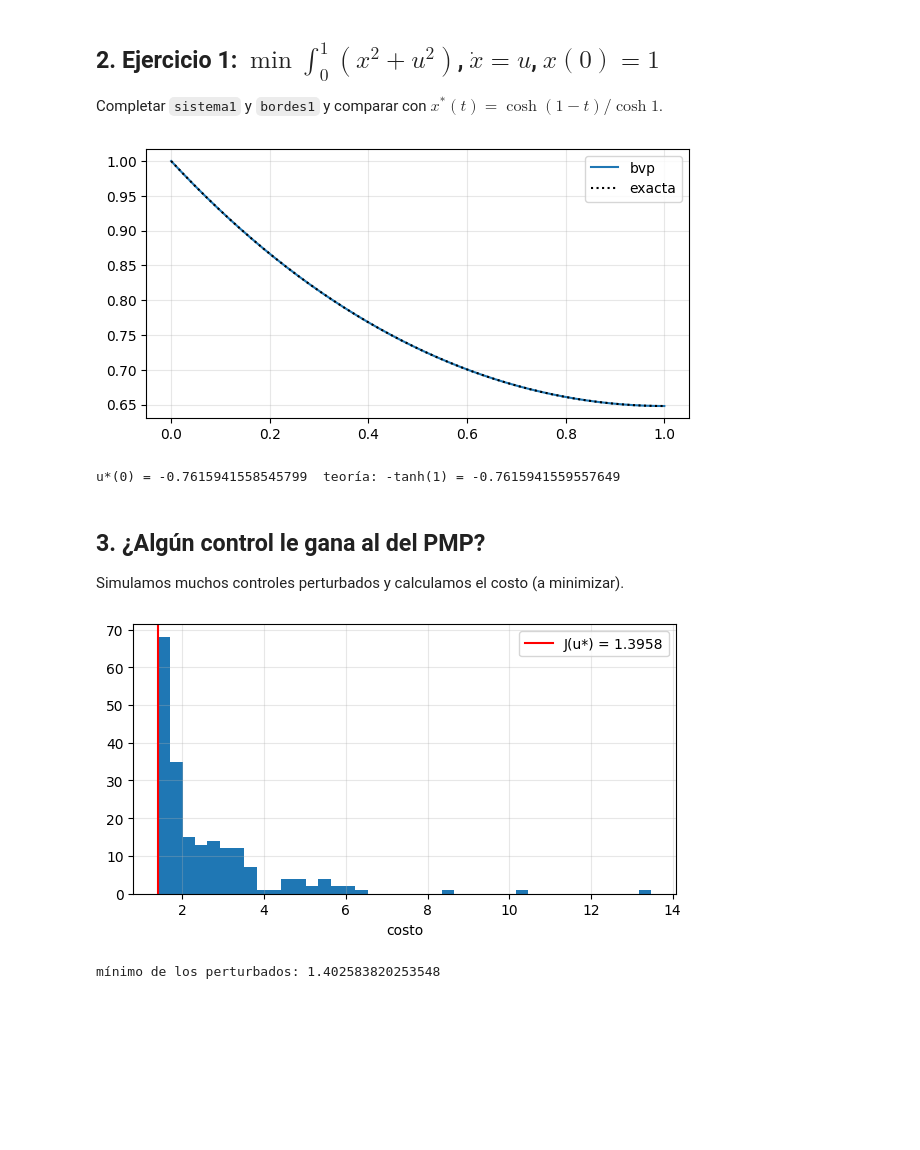
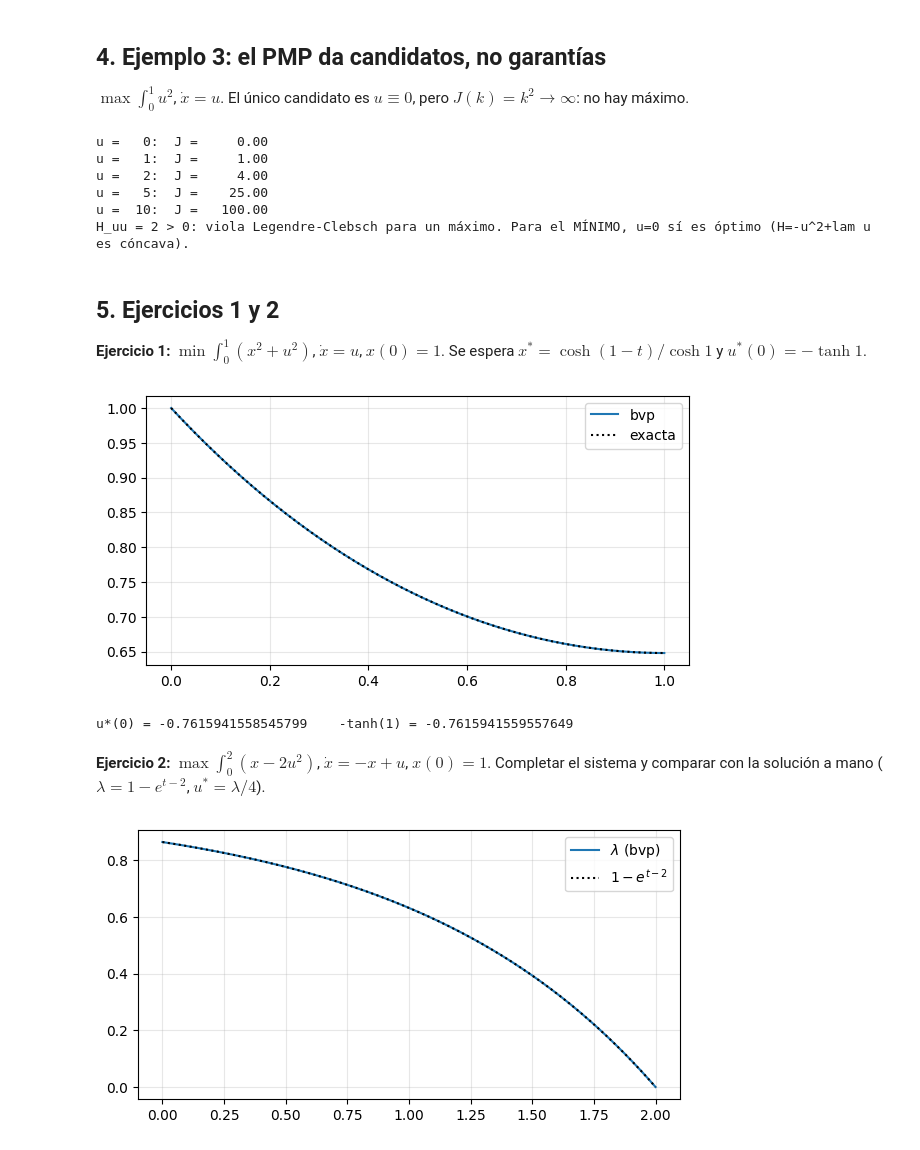
Before and after one commit to csfvega-arg/Colabs-materia-control, a Jupyter notebook: clase02.ipynb, the cells around one changed output. Drawn from its saved outputs; the diff is of its cells as text; code cells hidden in the pictures; blank space fills up the shorter version.

```diff
--- a/clase02.ipynb
+++ b/clase02.ipynb
@@ -42,40 +118,44 @@ error máx en u: 2.254521769273765e-08
+# %% [markdown]
+## 4. Ejemplo 3: el PMP da candidatos, no garantías
+$\max\int_0^1u^2$, $\dot x=u$. El único candidato es $u\equiv0$, pero $J(k)=k^2\to\infty$: no hay máximo.
+# %%
+for k in [0, 1, 2, 5, 10]:
+    print(f'u = {k:3d}:  J = {integral(np.full_like(tg, k)**2, tg):8.2f}')
+print('H_uu = 2 > 0: viola Legendre-Clebsch para un máximo. Para el MÍNIMO, u=0 sí es óptimo (H=-u^2+lam u es cóncava).')
+# %% [output]
+u =   0:  J =     0.00
+u =   1:  J =     1.00
+u =   2:  J =     4.00
+u =   5:  J =    25.00
+u =  10:  J =   100.00
+H_uu = 2 > 0: viola Legendre-Clebsch para un máximo. Para el MÍNIMO, u=0 sí es óptimo (H=-u^2+lam u es cóncava).
 # %% [markdown]
-## 2. Ejercicio 1: $\min\int_0^1 (x^2+u^2)$, $\dot x = u$, $x(0)=1$
-Completar `sistema1` y `bordes1` y comparar con $x^*(t)=\cosh(1-t)/\cosh 1$.
+## 5. Ejercicios 1 y 2
+**Ejercicio 1:** $\min\int_0^1(x^2+u^2)$, $\dot x=u$, $x(0)=1$. Se espera $x^*=\cosh(1-t)/\cosh1$ y $u^*(0)=-\tanh 1$.
 # %%
 # H = -x^2 - u^2 + lam*u  ->  u = lam/2,  lam' = 2x
-def sistema1(t, y):
-    x, lam = y
-    return np.vstack([lam/2, 2*x])
-
-def bordes1(ya, yb):
-    return np.array([ya[0] - 1.0, yb[1]])
-
-sol1 = solve_bvp(sistema1, bordes1, t, np.zeros((2, t.size)))
-plt.plot(tt, sol1.sol(tt)[0], label='bvp'); plt.plot(tt, np.cosh(1 - tt)/np.cosh(1), 'k:', label='exacta')
+sol_e1 = solve_bvp(lambda t, y: np.vstack([y[1]/2, 2*y[0]]),
+                   lambda ya, yb: np.array([ya[0] - 1.0, yb[1]]), t, np.zeros((2, t.size)))
+plt.plot(tt, sol_e1.sol(tt)[0], label='bvp'); plt.plot(tt, np.cosh(1 - tt)/np.cosh(1), 'k:', label='exacta')
 plt.legend(); plt.show()
-print('u*(0) =', sol1.sol(0)[1]/2, ' teoría: -tanh(1) =', -np.tanh(1))
+print('u*(0) =', sol_e1.sol(0)[1]/2, '   -tanh(1) =', -np.tanh(1))
 # %% [output]
 [figure]
-u*(0) = -0.7615941558545799  teoría: -tanh(1) = -0.7615941559557649
+u*(0) = -0.7615941558545799    -tanh(1) = -0.7615941559557649
-# %% [markdown]
-## 3. ¿Algún control le gana al del PMP?
-Simulamos muchos controles perturbados y calculamos el costo (a minimizar).
-# %%
-tg = np.linspace(0, 1, 2001)
-u_opt = c*np.exp(2*tg) - 3*d*np.exp(-2*tg)
-
-def costo(u):
-    s = solve_ivp(lambda s, x: x + np.interp(s, tg, u), [0, 1], [1.0], t_eval=tg, rtol=1e-9)
-    v = 3*s.y[0]**2 + u**2
-    return 0.5*float(np.sum(0.5*(v[1:] + v[:-1])*np.diff(tg)))
-
-rng = np.random.default_rng(0)
-vals = [costo(u_opt + 0.6*(a[0] + a[1]*tg + a[2]*np.sin(np.pi*tg) + a[3]*np.cos(3*tg)))
-        for a in rng.normal(size=(200, 4))]
-plt.hist(vals, bins=40); plt.axvline(costo(u_opt), color='r', label=f'J(u*) = {costo(u_opt):.4f}')
-plt.legend(); plt.xlabel('costo'); plt.show()
-print('mínimo de los perturbados:', min(vals))
-# %% [output]
-[figure, removed]
-mínimo de los perturbados: 1.402583820253548
+# %% [markdown]
+**Ejercicio 2:** $\max\int_0^2(x-2u^2)$, $\dot x=-x+u$, $x(0)=1$. Completar el sistema y comparar con la solución a mano
+($\lambda=1-e^{t-2}$, $u^*=\lambda/4$).
+# %%
+# Completar: H = x - 2u^2 + lam(-x + u)
+def sistema_e2(t, y):
+    x, lam = y
+    u = lam/4
+    return np.vstack([-x + u, -1 + lam])          # lam' = -H_x = -1 + lam
+
+t2 = np.linspace(0, 2, 60)
+sol_e2 = solve_bvp(sistema_e2, lambda ya, yb: np.array([ya[0] - 1.0, yb[1]]), t2, np.zeros((2, t2.size)))
+tt2 = np.linspace(0, 2, 300)
+plt.plot(tt2, sol_e2.sol(tt2)[1], label='$\\lambda$ (bvp)'); plt.plot(tt2, 1 - np.exp(tt2 - 2), 'k:', label='$1-e^{t-2}$')
+plt.legend(); plt.show()
+# %% [output]
+[figure, added]
```
Also changed, not shown: parts of 17 cells of this notebook.
